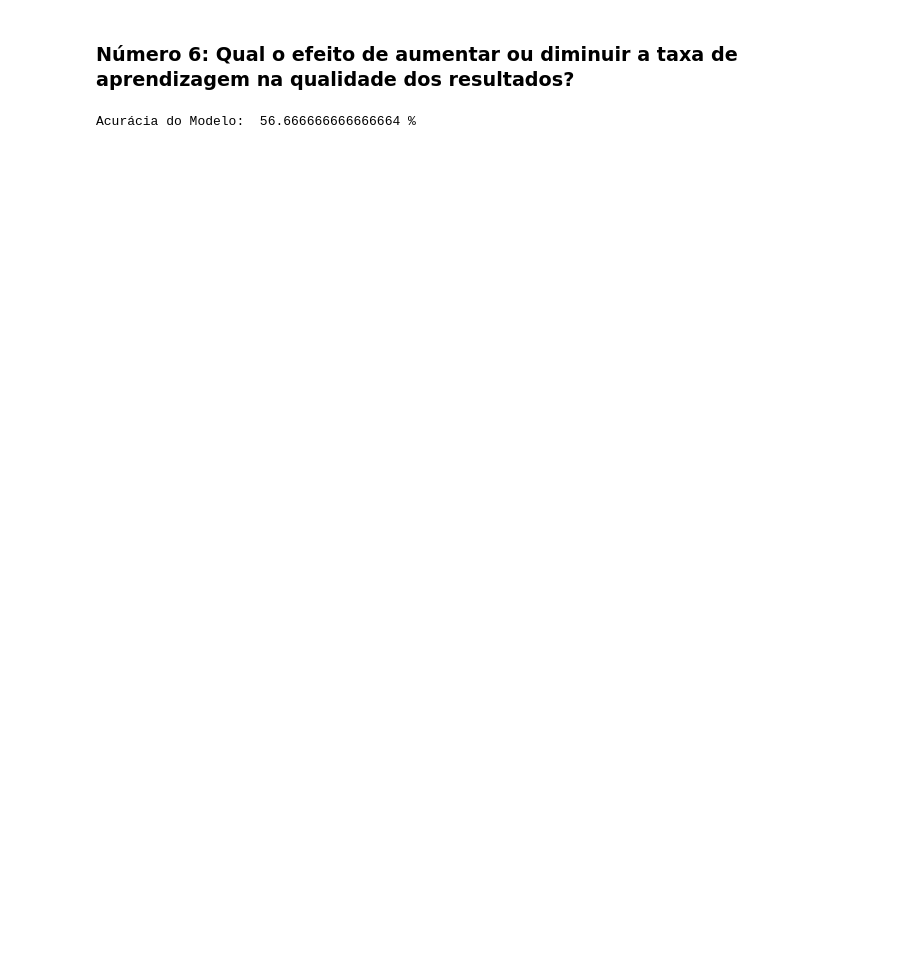
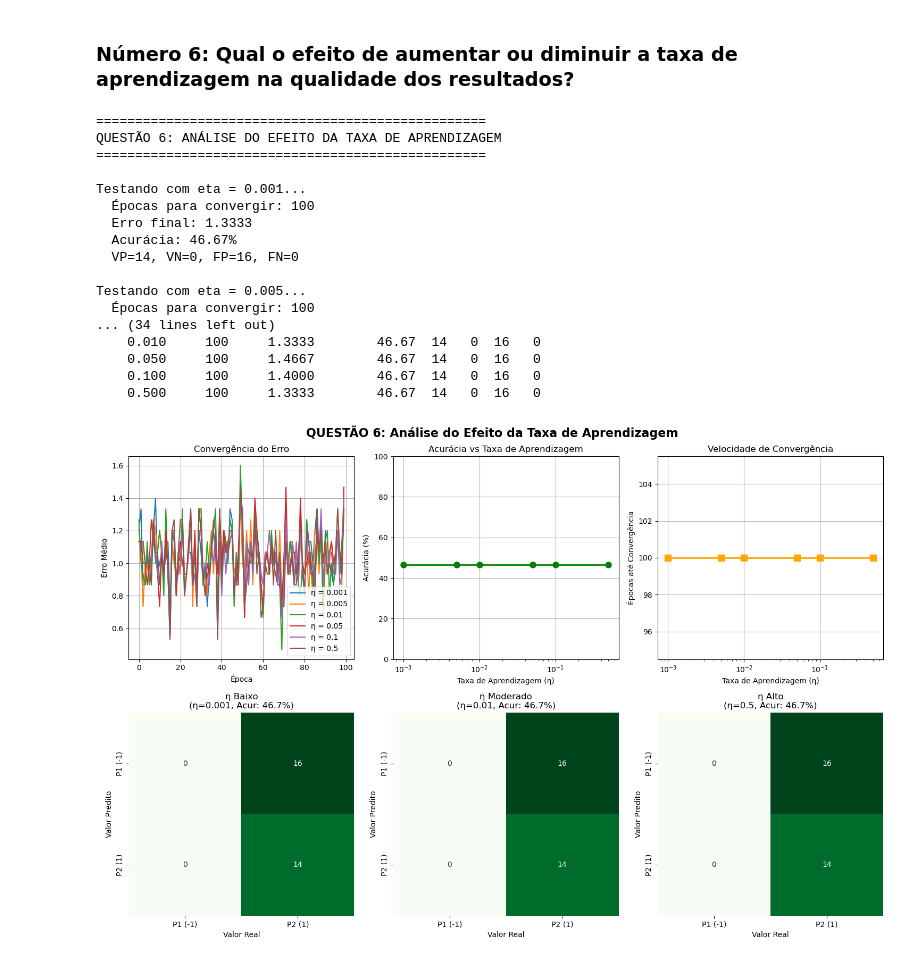
Before and after one commit to ghduque/rna, a Jupyter notebook: Atividade - Perceptron Petroleo.ipynb, the cells around one changed output. Drawn from its saved outputs; the diff is of its cells as text; code cells hidden in the pictures; blank space fills up the shorter version.

```diff
--- a/Atividade - Perceptron Petroleo.ipynb
+++ b/Atividade - Perceptron Petroleo.ipynb
@@ -585,9 +598,9 @@ Matriz de Confusão
 # %% [markdown]
 ### Número 6: Qual o efeito de aumentar ou diminuir a taxa de aprendizagem na qualidade dos resultados?
 # %%
-print("\n" + "="*80)
+print("\n" + "="*50)
 print("QUESTÃO 6: ANÁLISE DO EFEITO DA TAXA DE APRENDIZAGEM")
-print("="*80)
+print("="*50)
 
 # Testar diferentes taxas de aprendizagem
 etas_testar = [0.001, 0.005, 0.01, 0.05, 0.1, 0.5]
@@ -658,9 +671,9 @@ for eta_test in etas_testar:
     print(f"  VP={VP}, VN={VN}, FP={FP}, FN={FN}")
 
 # VISUALIZAÇÃO DOS RESULTADOS - TAXA DE APRENDIZAGEM
-print("\n" + "="*80)
+print("\n" + "="*50)
 print("RESUMO - EFEITO DA TAXA DE APRENDIZAGEM")
-print("="*80)
+print("="*50)
 
 tabela_etas = pd.DataFrame({
     'Taxa (η)': [r['eta'] for r in resultados_etas],
@@ -712,54 +725,68 @@ ax3.grid(True)
 
 # 4, 5, 6: Matrizes de confusão
 casos_mostrar = [0, 2, -1]  # baixa, média, alta
 titulos = ['η Baixo', 'η Moderado', 'η Alto']
 
 for idx, (caso, titulo) in enumerate(zip(casos_mostrar, titulos)):
     ax = axes[1, idx]
     cm = resultados_etas[caso]['matriz_confusao']
     sns.heatmap(cm, annot=True, fmt='d', cmap='Greens', ax=ax,
                 xticklabels=['P1 (-1)', 'P2 (1)'],
                 yticklabels=['P1 (-1)', 'P2 (1)'],
                 cbar=False)
     ax.set_title(f'{titulo}\n(η={resultados_etas[caso]["eta"]}, Acur: {resultados_etas[caso]["acuracia"]:.1f}%)')
     ax.set_xlabel('Valor Real')
     ax.set_ylabel('Valor Predito')
 
 plt.tight_layout()
 plt.show()
 
 # ANÁLISE TEXTUAL
-print("\n" + "="*80)
+print("\n" + "="*50)
 print("CONCLUSÃO - QUESTÃO 6")
-print("="*80)
+print("="*50)
 print("""
 EFEITO DE AUMENTAR/DIMINUIR A TAXA DE APRENDIZAGEM:
 
-✓ TAXA MUITO BAIXA (η < 0.005):
-  - Convergência MUITO LENTA
-  - Precisa de muitas épocas
-  - Ajustes de peso pequenos demais
-  - Pode não convergir dentro do limite de épocas
+TAXA MUITO BAIXA (η < 0.005):
+ - Convergência MUITO LENTA
+ - Precisa de muitas épocas
+ - Ajustes de peso pequenos demais
+ - Pode não convergir dentro do limite de épocas
 
-✓ TAXA BAIXA/MODERADA (0.01 ≤ η ≤ 0.05):
-  - Convergência ESTÁVEL e adequada
-  - Número razoável de épocas
-  - Boa acurácia final
-  - RECOMENDADO para este problema
+TAXA BAIXA/MODERADA (0.01 ≤ η ≤ 0.05):
+ - Convergência ESTÁVEL e adequada
+ - Número razoável de épocas
+ - Boa acurácia final
+ - RECOMENDADO para este problema
 
-✓ TAXA ALTA (η > 0.1):
-  - Convergência RÁPIDA mas INSTÁVEL
-  - Poucas épocas necessárias
-  - Oscilações no erro
-  - Pode "pular" o mínimo
-  - Risco de divergência
+TAXA ALTA (η > 0.1):
+ - Convergência RÁPIDA mas INSTÁVEL
+ - Poucas épocas necessárias
+ - Oscilações no erro
+ - Pode "pular" o mínimo
+ - Risco de divergência
 
 TRADE-OFF:
-- Taxa baixa: mais estável, mais lento
-- Taxa alta: mais rápido, menos estável
-
-RECOMENDAÇÃO: Use η entre 0.01 e 0.05 para este problema, garantindo
-convergência estável sem desperdiçar épocas.
+ - Taxa baixa: mais estável, mais lento
+ - Taxa alta: mais rápido, menos estável
 """)
 # %% [output]
-Acurácia do Modelo:  56.666666666666664 %
+==================================================
+QUESTÃO 6: ANÁLISE DO EFEITO DA TAXA DE APRENDIZAGEM
+==================================================
+
+Testando com eta = 0.001...
+  Épocas para convergir: 100
+  Erro final: 1.3333
+  Acurácia: 46.67%
+  VP=14, VN=0, FP=16, FN=0
+
+Testando com eta = 0.005...
+  Épocas para convergir: 100
+... (34 lines left out)
+    0.010     100     1.3333        46.67  14   0  16   0
+    0.050     100     1.4667        46.67  14   0  16   0
+    0.100     100     1.4000        46.67  14   0  16   0
+    0.500     100     1.3333        46.67  14   0  16   0
+[figure, added]
```
Also changed, not shown: parts of 10 cells of this notebook, 2 other files.
